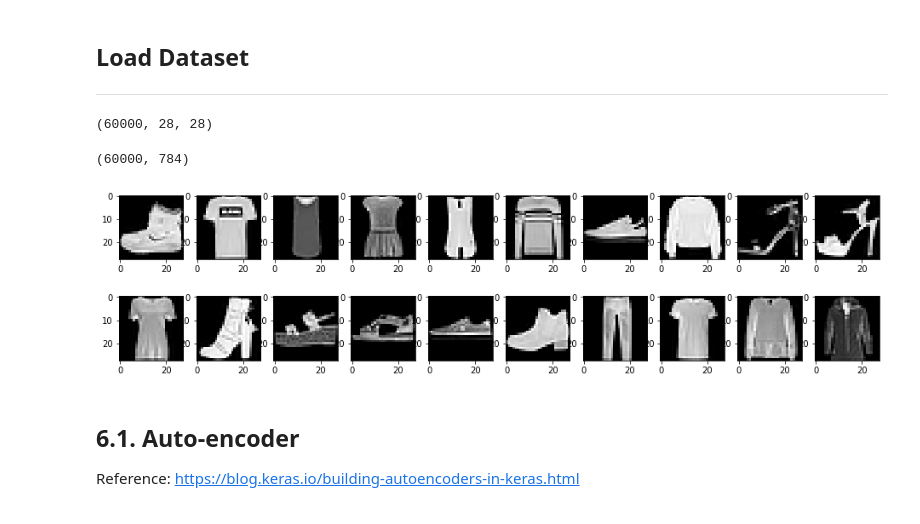
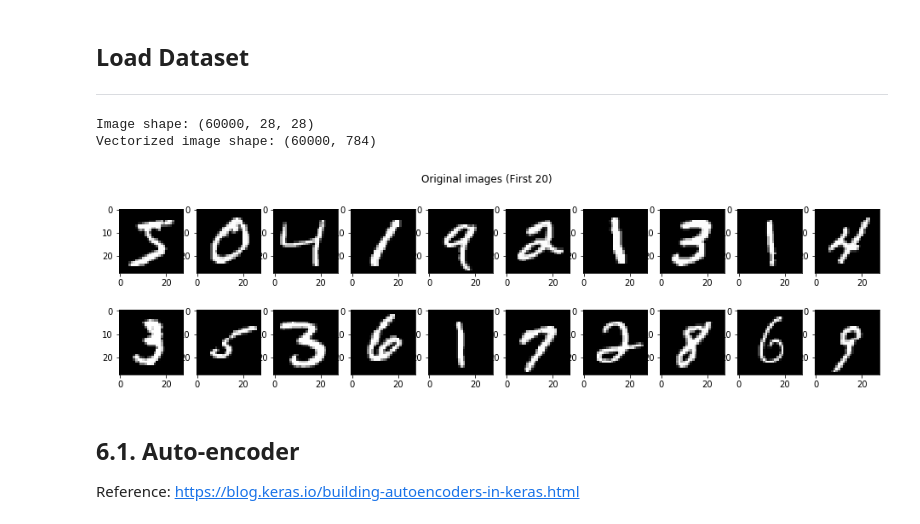
Before and after one commit to jessee-kung/tu-etp-ad1062, a Jupyter notebook: demo_06.ipynb, the cells around one changed output. Cells and saved outputs as stored; diff of their text form; code cells hidden in the pictures.

```diff
--- a/demo_06.ipynb
+++ b/demo_06.ipynb
@@ -25,27 +29,28 @@ import numpy as np
 ## Load Dataset
 ----
 # %%
-(I_train, y_train), (I_test, y_test) = fashion_mnist.load_data()
+(I_train, y_train), (I_test, y_test) = mnist.load_data()
 
 I_train = np.array(I_train) / 255.0
 y_train = np.array(y_train)
 
 I_test = np.array(I_test) / 255.0
 y_test = np.array(y_test)
-display(I_train.shape)
+print('Image shape: %s' % (I_train.shape, ))
 
 X_train = I_train.reshape((len(I_train), np.prod(I_train.shape[1:])))
 X_test = I_test.reshape((len(I_test), np.prod(I_test.shape[1:])))
-display(X_train.shape)
+print('Vectorized image shape: %s' %(X_train.shape, ))
 
 plt.figure(figsize=(16, 4))
+plt.suptitle('Original images (First 20)')
 for i in range(0,20):
     plt.subplot(2, 10, i+1)
     plt.imshow(I_train[i,:], cmap='gray')
 # %% [output]
-(60000, 28, 28)
+Image shape: (60000, 28, 28)
+Vectorized image shape: (60000, 784)
-(60000, 784)
-[figure, old version]
+[figure, new version]
 # %% [markdown]
 ## 6.1. Auto-encoder
 
```
Also changed, not shown: parts of 17 cells of this notebook.
